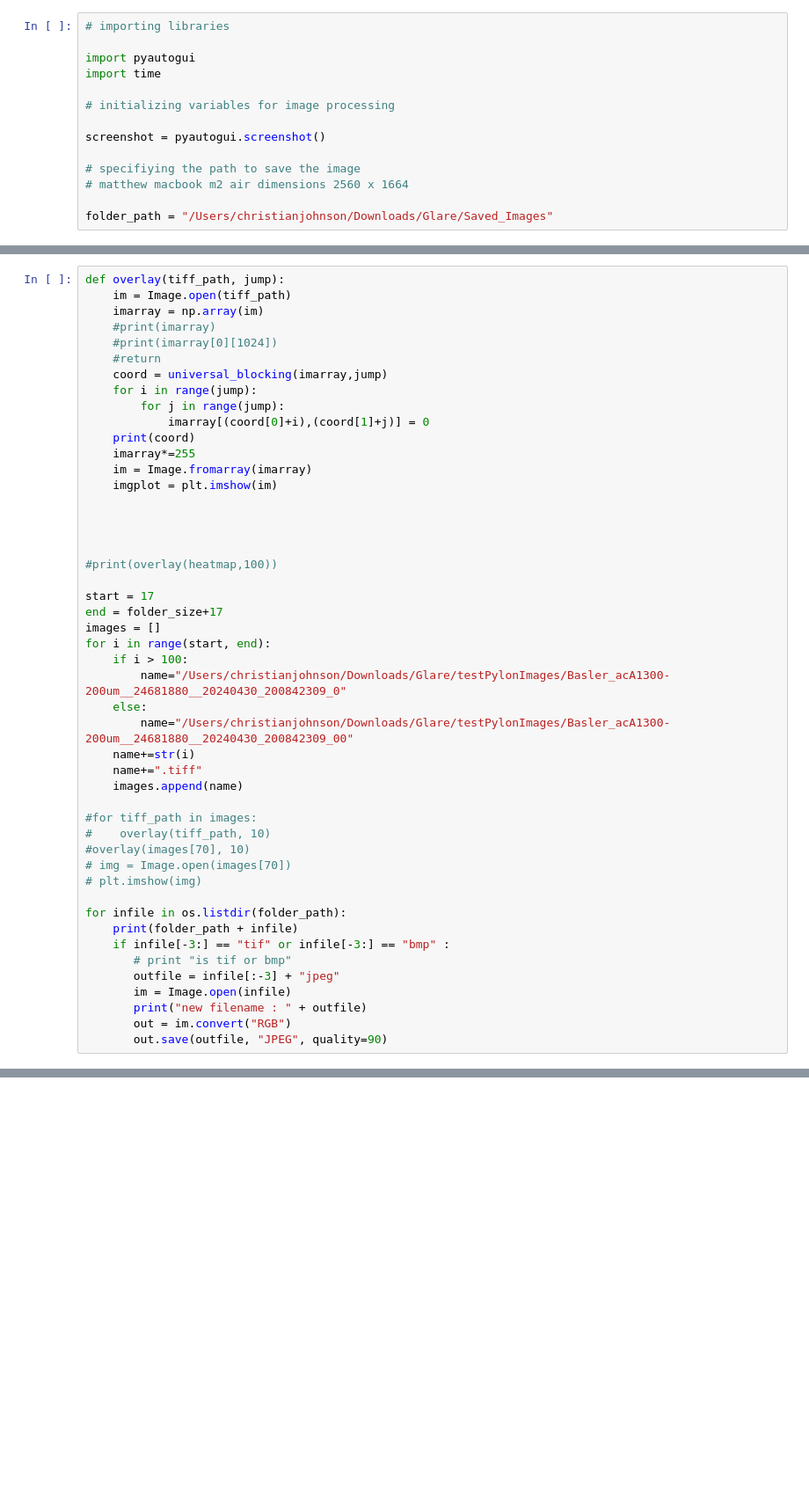
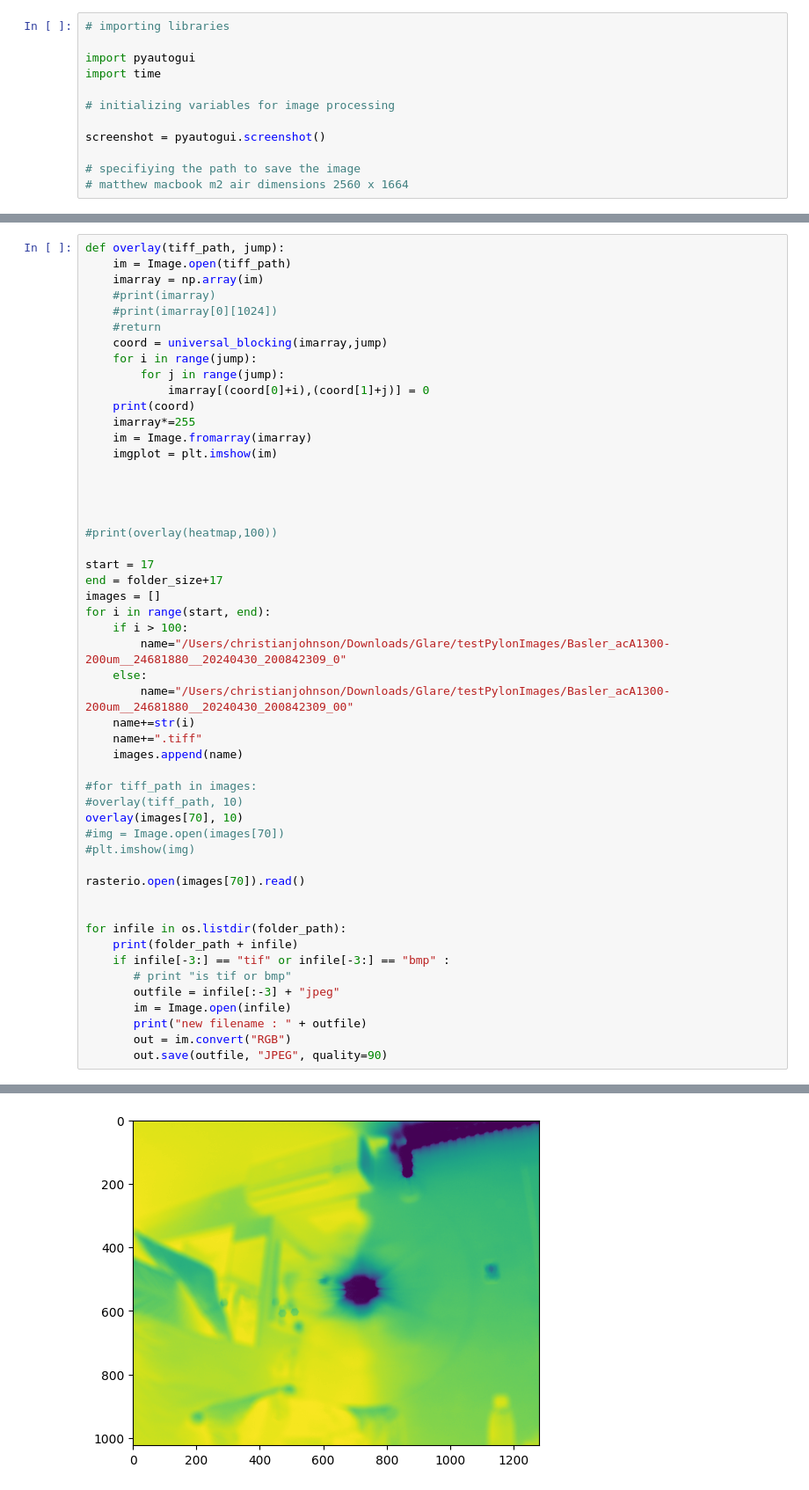
Before and after one commit to chrjohnson26/GLARE, a Jupyter notebook: imagecap.ipynb, the cells around one changed output, grey strips where cells are left out. Shown at 88% size. Saved outputs shown, nothing was run; the diff lists cells and outputs as text; blank space fills up the shorter version.

```diff
--- a/imagecap.ipynb
+++ b/imagecap.ipynb
@@ -16,8 +17,6 @@ screenshot = pyautogui.screenshot()
 
 # specifiying the path to save the image
 # matthew macbook m2 air dimensions 2560 x 1664
-
-folder_path = "/Users/christianjohnson/Downloads/Glare/Saved_Images"
 # %%
 # Conversion of images to video
 
@@ -137,10 +136,13 @@ for i in range(start, end):
     images.append(name)
 
 #for tiff_path in images:
-#    overlay(tiff_path, 10)
-#overlay(images[70], 10)
-# img = Image.open(images[70])
-# plt.imshow(img)
+#overlay(tiff_path, 10)
+overlay(images[70], 10)
+#img = Image.open(images[70])
+#plt.imshow(img)
+
+rasterio.open(images[70]).read()
+
 
 for infile in os.listdir(folder_path):
     print(folder_path + infile)
@@ -155,5 +158,6 @@ for infile in os.listdir(folder_path):
 /Users/christianjohnson/Downloads/Glare/Saved_Images.DS_Store
 /Users/christianjohnson/Downloads/Glare/Saved_Imagesimage.png
+[figure, added]
 # %%
 for infile in os.listdir("./"):
     print "file : " + infile
```
Also changed, not shown: parts of 4 cells of this notebook.
